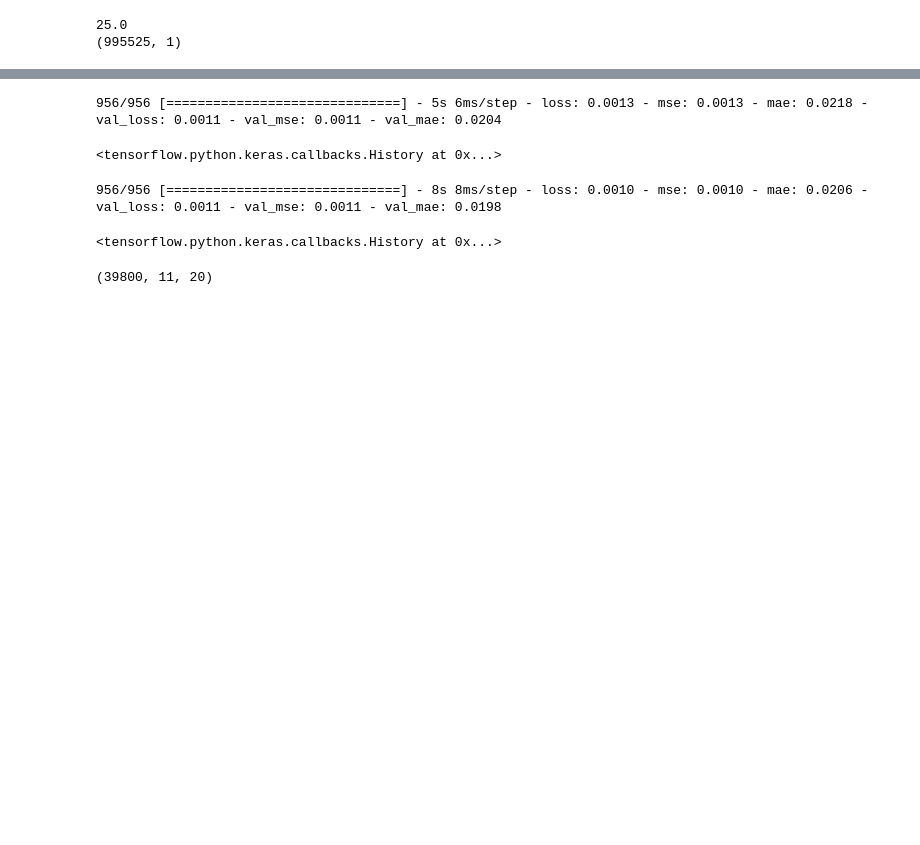
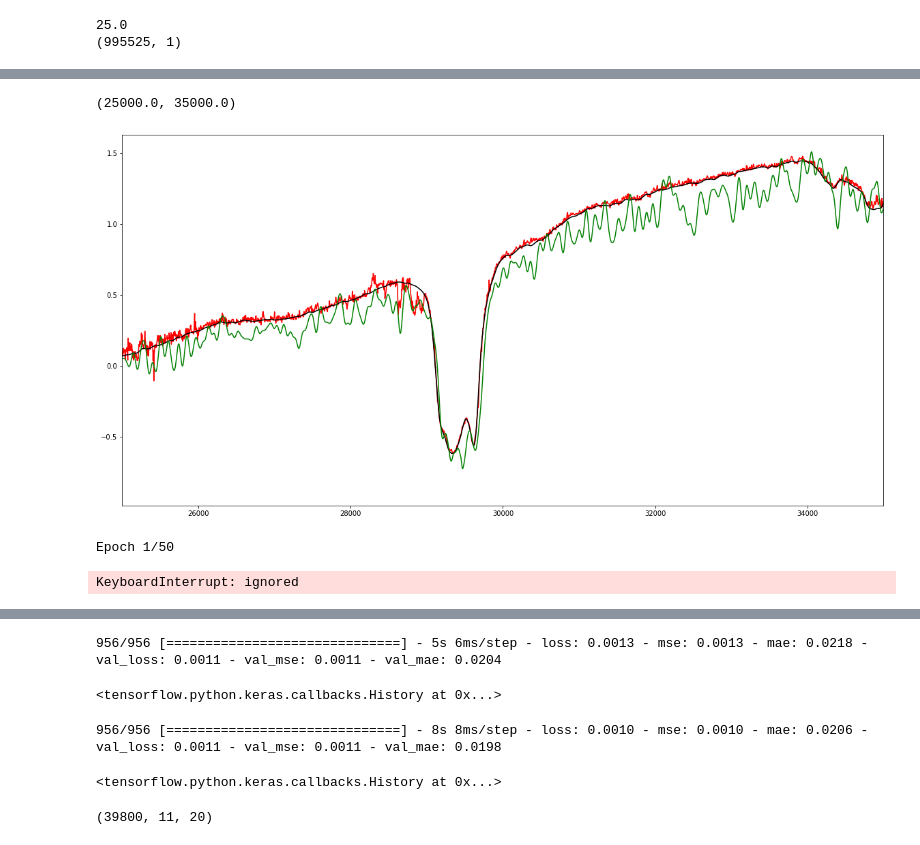
Before and after one commit to Ammon1/Math, a Jupyter notebook: noise_D.ipynb, the cells around one changed output, grey strips where cells are left out. Drawn from its saved outputs; the diff is of its cells as text; code cells hidden in the pictures; blank space fills up the shorter version.

```diff
--- a/noise_D.ipynb
+++ b/noise_D.ipynb
@@ -337,0 +301,10 @@ Epoch 100/100
+# %%
+model.fit(trainX, trainY,validation_data=(testX, testY), epochs=1, batch_size=1000)
+trainPredict = model.predict(trainX)
+testPredict = model.predict(testX)
+plt.figure(figsize=(20,10))
+plt.plot(testPredict,color='red')
+plt.plot(testY,color='black')
+plt.plot(testX[:,0,0],color='green')
+plt.xlim(25000,35000)
+# %% [output]
@@ -337,0 +312,27 @@ Epoch 100/100
+(25000.0, 35000.0)
+[figure, added]
+# %%
+# create and fit the LSTM network
+model = Sequential()
+model.add(Bidirectional(LSTM(64, input_shape=(11, look_back),kernel_initializer='he_uniform')))
+model.add(Dense(64, activation='relu'))
+model.add(Dropout(0.2))
+model.add(Dense(42, activation='relu'))
+model.add(Dropout(0.2))
+model.add(Dense(21, activation='relu'))
+model.add(Dropout(0.2))
+model.add(Dense(1,activation='linear'))
+model.compile(loss='mean_squared_error', optimizer='RMSprop',metrics=['mse','mae'])
+history=model.fit(trainX, trainY,validation_data=(testX, testY), epochs=50, batch_size=1000,verbose=2)
+
+plt.plot(history.history['mse'])
+plt.plot(history.history['loss'],label='train')
+plt.plot(history.history['val_loss'],label='val')
+plt.ylim(0.0001,0.02)
+
+plt.legend()
+plt.show()
+# make predictions
+# %% [output]
+Epoch 1/50
+KeyboardInterrupt: ignored
```
Also changed, not shown: parts of 22 cells of this notebook.
